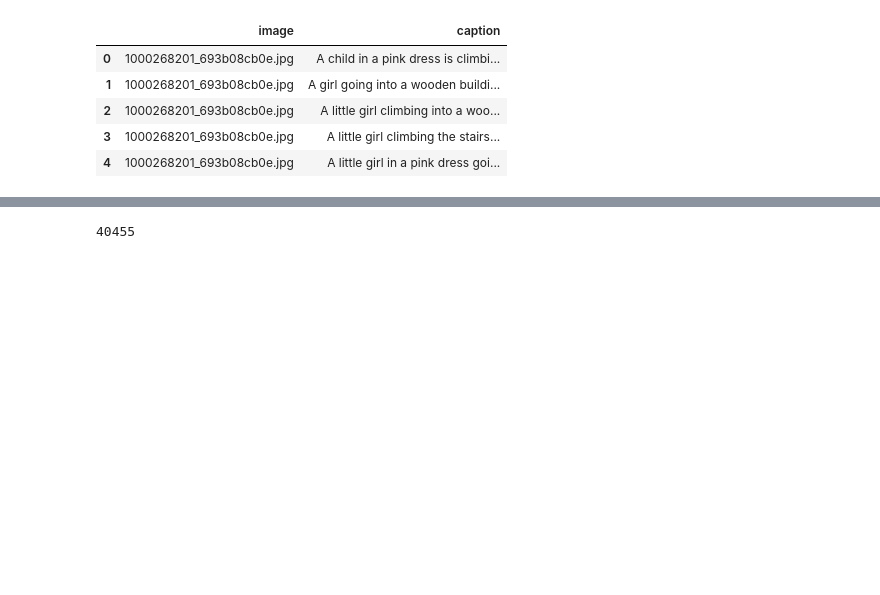
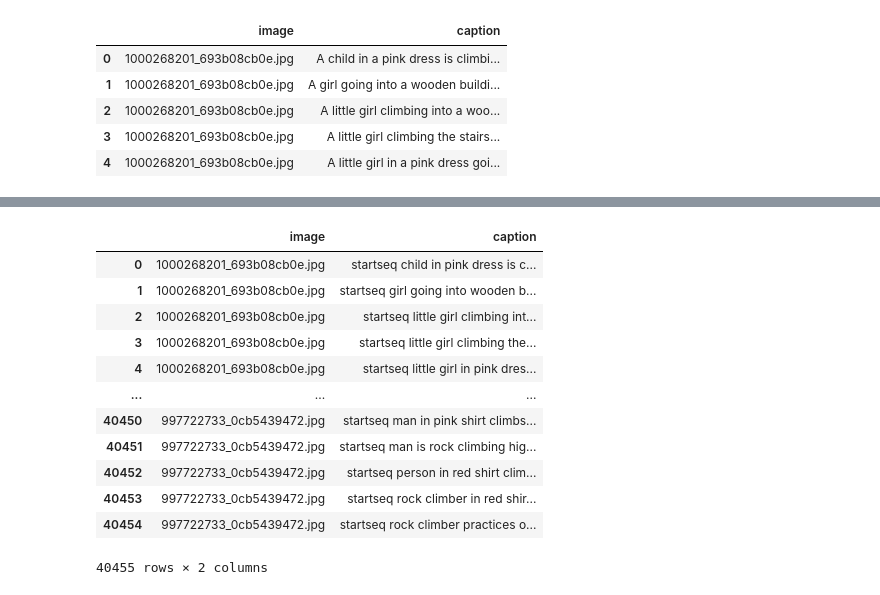
Before and after one commit to vaibhav0012/Image-Caption-Generator, a Jupyter notebook: Caption_Generator.ipynb, the cells around one changed output, grey strips where cells are left out. Drawn from its saved outputs; the diff is of its cells as text; code cells hidden in the pictures; blank space fills up the shorter version.

```diff
--- a/Caption_Generator.ipynb
+++ b/Caption_Generator.ipynb
@@ -338,4 +131,37 @@ preprocessed_df.to_csv('preprocessed_df.csv')
-# %%
-len(preprocessed_df)
-# %% [output]
-40455
+# %%
+import regex as re
+def preprocess_captions(data):
+    # Convert captions to lowercase
+    data['caption'] = data['caption'].apply(lambda x: x.lower())
+
+    # Replace non-alphabet characters
+    data['caption'] = data['caption'].apply(lambda x: x.replace("[^A-Za-z]", ""))
+
+    # Replace multiple spaces with a single space
+    data['caption'] = data['caption'].apply(lambda x: x.replace("\s+", " "))
+
+    # Remove single-character words
+    data['caption'] = data['caption'].apply(lambda x: " ".join([word for word in x.split() if len(word) > 1]))
+
+    # Add start and end tokens to each caption
+    data['caption'] = "startseq " + data['caption'] + " endseq"
+
+    return data
+
+
+preprocessed_data = preprocess_captions(data)
+preprocessed_data
+# %% [output]
+|  | image | caption |
+| 0 | 1000268201_693b08cb0e.jpg | startseq child in pink dress is c... |
+| 1 | 1000268201_693b08cb0e.jpg | startseq girl going into wooden b... |
+| 2 | 1000268201_693b08cb0e.jpg | startseq little girl climbing int... |
+| 3 | 1000268201_693b08cb0e.jpg | startseq little girl climbing the... |
+| 4 | 1000268201_693b08cb0e.jpg | startseq little girl in pink dres... |
+| ... | ... | ... |
+| 40450 | 997722733_0cb5439472.jpg | startseq man in pink shirt climbs... |
+| 40451 | 997722733_0cb5439472.jpg | startseq man is rock climbing hig... |
+| 40452 | 997722733_0cb5439472.jpg | startseq person in red shirt clim... |
+| 40453 | 997722733_0cb5439472.jpg | startseq rock climber in red shir... |
+| 40454 | 997722733_0cb5439472.jpg | startseq rock climber practices o... |
+40455 rows × 2 columns
```
Also changed, not shown: parts of 37 cells of this notebook.
